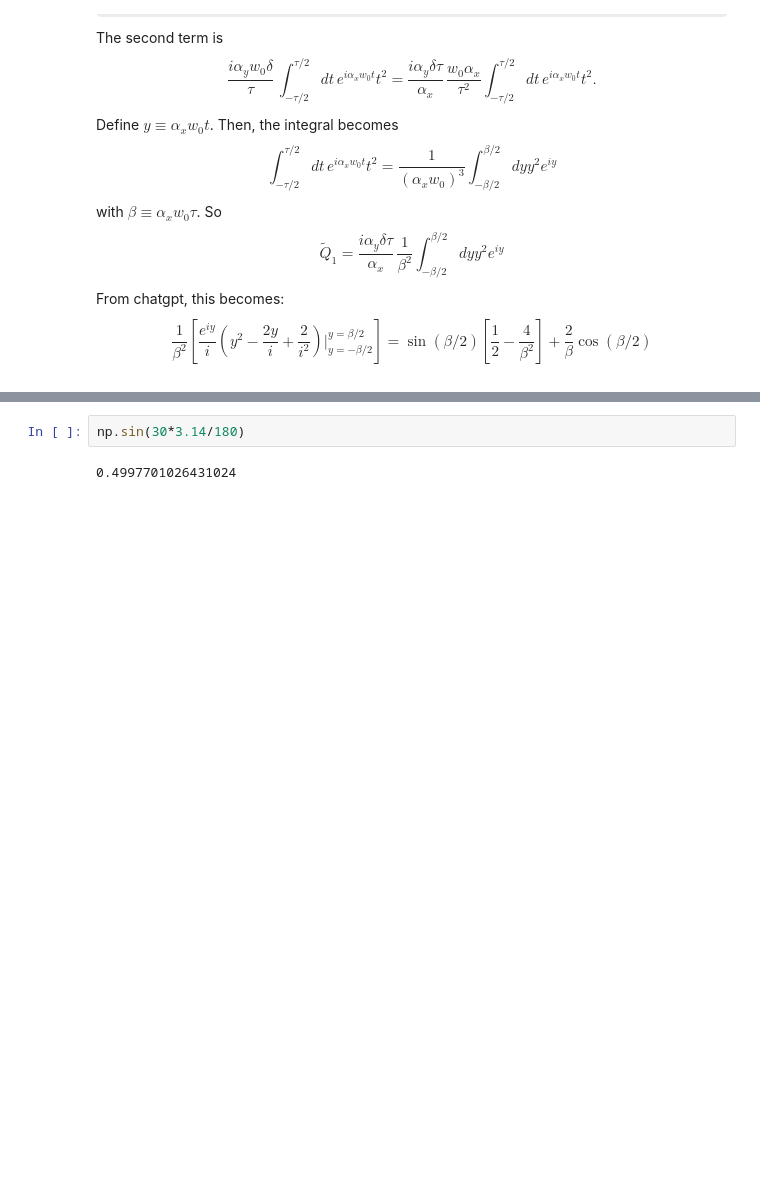
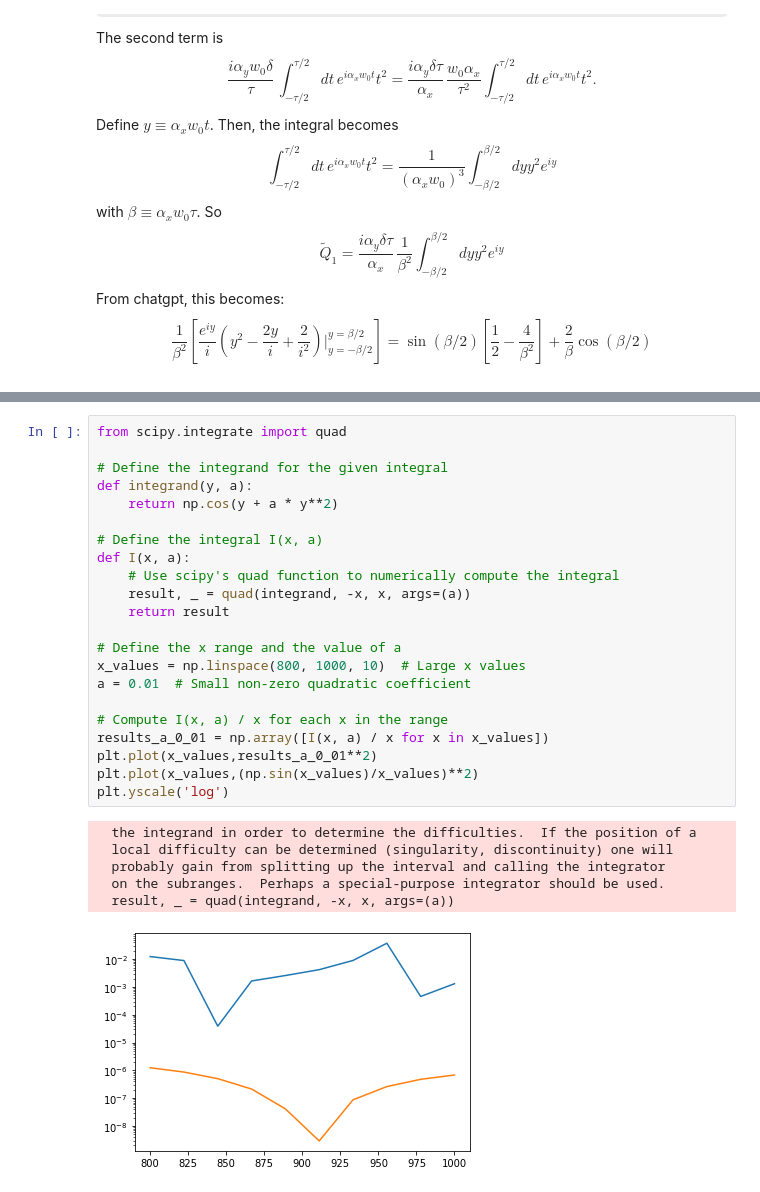
Before and after one commit to dodelson/SPT, a Jupyter notebook: sptc.ipynb, the cells around one changed output, grey strips where cells are left out. Cells and saved outputs as stored; diff of their text form; some formulas as TeX source; blank space fills up the shorter version.

```diff
--- a/sptc.ipynb
+++ b/sptc.ipynb
@@ -135,5 +145,30 @@ plt.legend()
 # %%
-np.sin(30*3.14/180)
+from scipy.integrate import quad
+
+# Define the integrand for the given integral
+def integrand(y, a):
+    return np.cos(y + a * y**2)
+
+# Define the integral I(x, a)
+def I(x, a):
+    # Use scipy's quad function to numerically compute the integral
+    result, _ = quad(integrand, -x, x, args=(a))
+    return result
+
+# Define the x range and the value of a
+x_values = np.linspace(800, 1000, 10)  # Large x values
+a = 0.01  # Small non-zero quadratic coefficient
+
+# Compute I(x, a) / x for each x in the range
+results_a_0_01 = np.array([I(x, a) / x for x in x_values])
+plt.plot(x_values,results_a_0_01**2)
+plt.plot(x_values,(np.sin(x_values)/x_values)**2)
+plt.yscale('log')
 # %% [output]
-0.4997701026431024
+  the integrand in order to determine the difficulties.  If the position of a
+  local difficulty can be determined (singularity, discontinuity) one will
+  probably gain from splitting up the interval and calling the integrator
+  on the subranges.  Perhaps a special-purpose integrator should be used.
+  result, _ = quad(integrand, -x, x, args=(a))
+[figure, added]
 # %%
```
Also changed, not shown: parts of 4 cells of this notebook.
